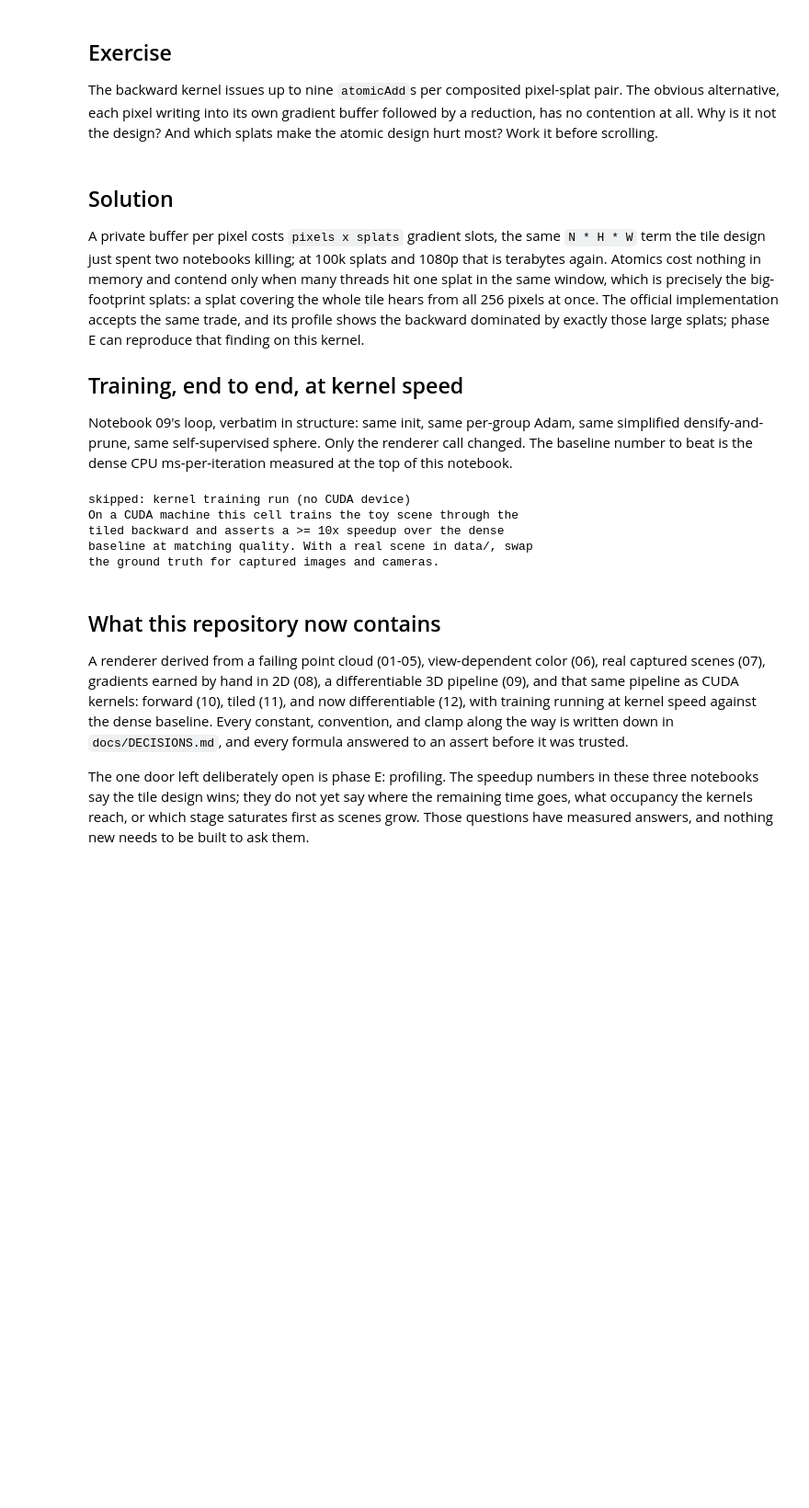
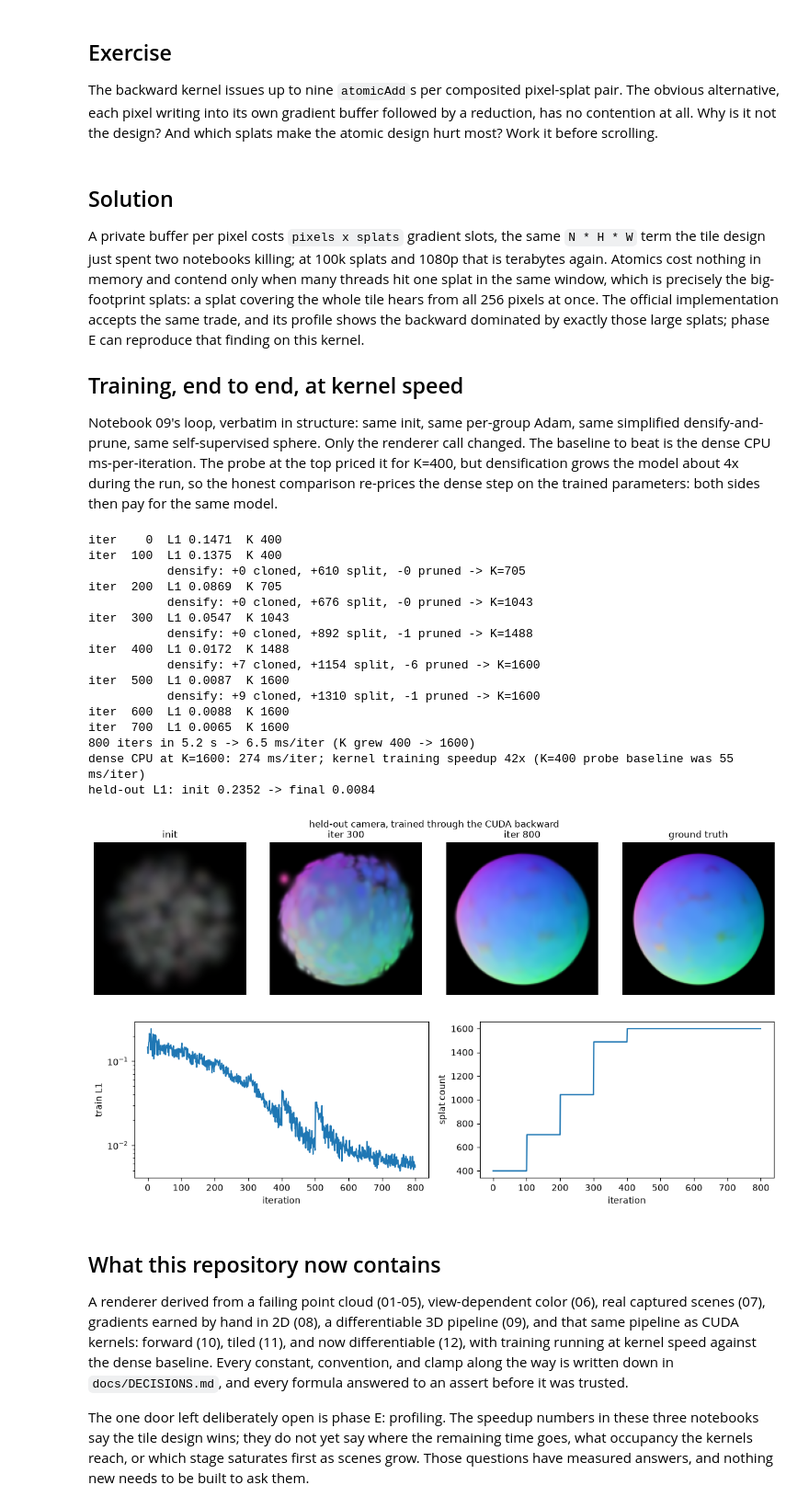
Before and after one commit to sahilramani/learn-gs, a Jupyter notebook: notebooks/12_cuda_backward.ipynb, the cells around one changed output. Shown at 92% size. Saved outputs shown, nothing was run; the diff lists cells and outputs as text; code cells hidden in the pictures; blank space fills up the shorter version.

```diff
--- a/notebooks/12_cuda_backward.ipynb
+++ b/notebooks/12_cuda_backward.ipynb
@@ -124,7 +124,10 @@ gen = torch.Generator().manual_seed(12)
 K_PROBE = 400
 probe = {
     "means": (torch.randn(K_PROBE, 3, generator=gen) * 0.5).requires_grad_(),
-    "log_s": torch.full((K_PROBE, 3), float(np.log(0.09))).requires_grad_(),
+    # scales must differ per axis: with isotropic scales Sigma = s^2 I no
+    # matter the quaternion, and the quat gradcheck below compares noise
+    "log_s": (float(np.log(0.09))
+              + 0.3 * torch.randn(K_PROBE, 3, generator=gen)).requires_grad_(),
     "quats": (torch.tensor([[1.0, 0, 0, 0]] * K_PROBE)
               + 0.1 * torch.randn(K_PROBE, 4, generator=gen)).requires_grad_(),
     "sh0": (0.3 * torch.randn(K_PROBE, 3, generator=gen)).requires_grad_(),
@@ -369,8 +379,11 @@ that finding on this kernel.
 
 Notebook 09's loop, verbatim in structure: same init, same per-group
 Adam, same simplified densify-and-prune, same self-supervised sphere.
-Only the renderer call changed. The baseline number to beat is the
-dense CPU ms-per-iteration measured at the top of this notebook.
+Only the renderer call changed. The baseline to beat is the dense CPU
+ms-per-iteration. The probe at the top priced it for K=400, but
+densification grows the model about 4x during the run, so the honest
+comparison re-prices the dense step on the trained parameters: both
+sides then pay for the same model.
 # %%
 if HAS_GPU:
     gt_means, gt_covs, gt_colors, gt_opac = sphere_shell()
@@ -524,46 +537,82 @@ if HAS_GPU:
     torch.cuda.synchronize()
     wall = time.perf_counter() - t_start
     ms_iter = wall / ITERS * 1e3
-    speedup = t_dense_cpu * 1e3 / ms_iter
+    K_final = len(params["means"])
     print(f"{ITERS} iters in {wall:.1f} s -> {ms_iter:.1f} ms/iter "
-          f"(dense CPU baseline {t_dense_cpu * 1e3:.0f} ms/iter, "
-          f"{speedup:.0f}x)")
+          f"(K grew {K0} -> {K_final})")
+
+    # dense baseline at the splat count training actually reached
+    final_cpu = {k: v.detach().cpu().clone().requires_grad_()
+                 for k, v in params.items()}
+
+    def dense_step_final():
+        img = render_dense(final_cpu["means"],
+                           cov3d_t(final_cpu["log_s"], final_cpu["quats"]),
+                           torch.clamp(C0 * final_cpu["sh0"] + 0.5, min=0.0),
+                           torch.sigmoid(final_cpu["o_logit"]), cam0)
+        loss = (img - target_probe).abs().mean()
+        loss.backward()
+        for p in final_cpu.values():
+            p.grad = None
+
+    dense_step_final()
+    t0 = time.perf_counter()
+    for _ in range(3):
+        dense_step_final()
+    t_dense_matched = (time.perf_counter() - t0) / 3
+    speedup = t_dense_matched * 1e3 / ms_iter
+    print(f"dense CPU at K={K_final}: {t_dense_matched * 1e3:.0f} ms/iter; "
+          f"kernel training speedup {speedup:.0f}x "
+          f"(K=400 probe baseline was {t_dense_cpu * 1e3:.0f} ms/iter)")
     assert speedup >= 10, "kernel training is not 10x the dense baseline"
 
     with torch.no_grad():
         final_held = render_current(held_out)[0].clone()
     init_l1 = float((init_held - gt_held).abs().mean())
     final_l1 = float((final_held - gt_held).abs().mean())
     print(f"held-out L1: init {init_l1:.4f} -> final {final_l1:.4f}")
     assert final_l1 < 0.3 * init_l1, "quality below notebook 09's bar"
 
     fig, axes = plt.subplots(1, 4, figsize=(13, 3.4))
     for ax, (im, ttl) in zip(axes, [
             (init_held, "init"), (snaps[300], "iter 300"),
             (final_held, f"iter {ITERS}"), (gt_held, "ground truth")]):
         ax.imshow(np.clip(im.cpu().numpy(), 0, 1))
         ax.axis("off"); ax.set_title(ttl)
     plt.suptitle("held-out camera, trained through the CUDA backward")
     plt.tight_layout(); plt.show()
 
     fig, (ax0, ax1) = plt.subplots(1, 2, figsize=(11, 3.2))
     ax0.semilogy(losses); ax0.set_xlabel("iteration")
     ax0.set_ylabel("train L1")
     ax1.plot(counts); ax1.set_xlabel("iteration")
     ax1.set_ylabel("splat count")
     plt.tight_layout(); plt.show()
 else:
     print("skipped: kernel training run (no CUDA device)")
     print("On a CUDA machine this cell trains the toy scene through the")
     print("tiled backward and asserts a >= 10x speedup over the dense")
     print("baseline at matching quality. With a real scene in data/, swap")
     print("the ground truth for captured images and cameras.")
 # %% [output]
-skipped: kernel training run (no CUDA device)
-On a CUDA machine this cell trains the toy scene through the
-tiled backward and asserts a >= 10x speedup over the dense
-baseline at matching quality. With a real scene in data/, swap
-the ground truth for captured images and cameras.
+iter    0  L1 0.1471  K 400
+iter  100  L1 0.1375  K 400
+           densify: +0 cloned, +610 split, -0 pruned -> K=705
+iter  200  L1 0.0869  K 705
+           densify: +0 cloned, +676 split, -0 pruned -> K=1043
+iter  300  L1 0.0547  K 1043
+           densify: +0 cloned, +892 split, -1 pruned -> K=1488
+iter  400  L1 0.0172  K 1488
+           densify: +7 cloned, +1154 split, -6 pruned -> K=1600
+iter  500  L1 0.0087  K 1600
+           densify: +9 cloned, +1310 split, -1 pruned -> K=1600
+iter  600  L1 0.0088  K 1600
+iter  700  L1 0.0065  K 1600
+800 iters in 5.2 s -> 6.5 ms/iter (K grew 400 -> 1600)
+dense CPU at K=1600: 274 ms/iter; kernel training speedup 42x (K=400 probe baseline was 55 ms/iter)
+held-out L1: init 0.2352 -> final 0.0084
+[figure, added]
+[figure, added]
 # %% [markdown]
 ## What this repository now contains
 
```
Also changed, not shown: parts of 5 cells of this notebook, 12 other files.
